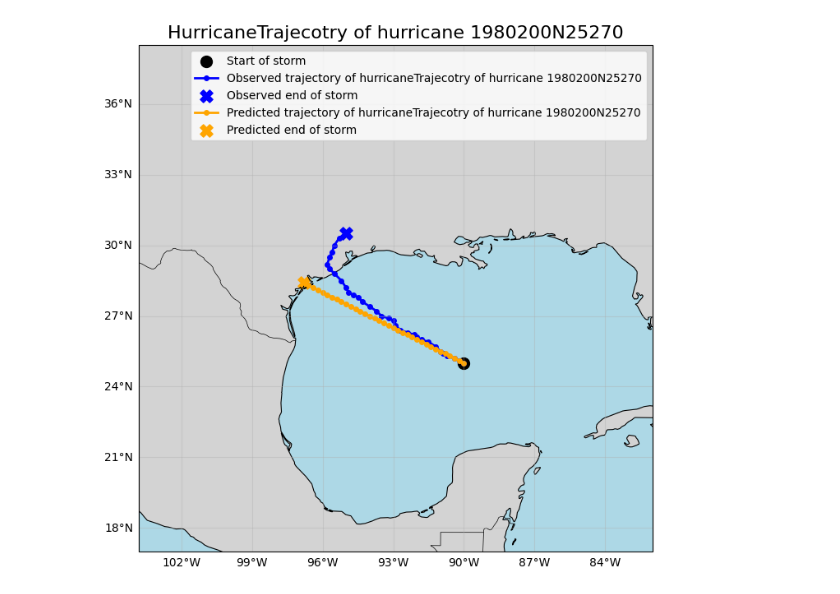
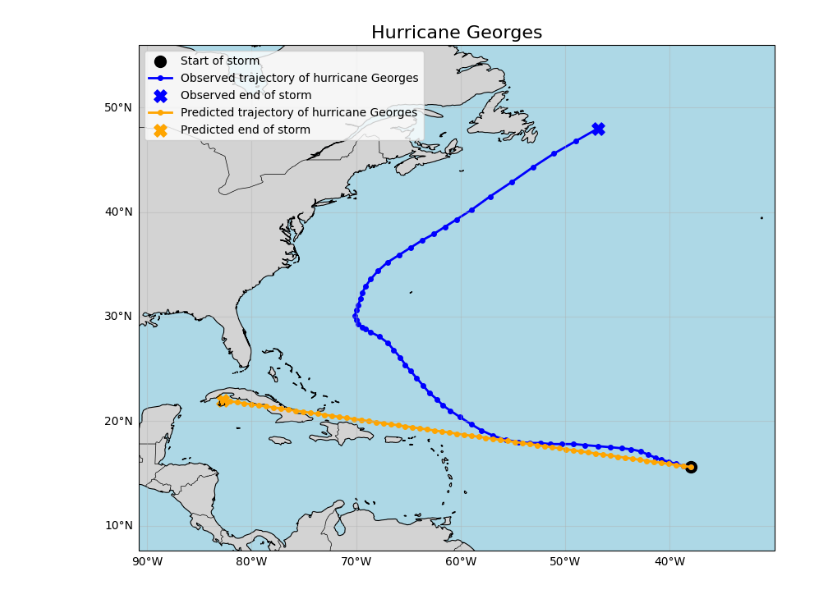
Before and after one commit to tomneisel/hurricane-trajectory, a Jupyter notebook: notebooks/trajectory_prediction.ipynb, the cells around one changed output. Saved outputs shown, nothing was run; the diff lists cells and outputs as text; code cells hidden in the pictures.

Commit message:
changed plot_hurricane function

```diff
--- a/notebooks/trajectory_prediction.ipynb
+++ b/notebooks/trajectory_prediction.ipynb
@@ -75,27 +91,27 @@ test_df = hurricane_df.iloc[test_idx]
 # %%
 def predict_storm_linear(df_initial: pd.DataFrame, n_predictions: int):
 
     last_lon, last_lat = df_initial.iloc[-1]["LON"], df_initial.iloc[-1]["LAT"]
     last_delta_lon, last_delta_lat = df_initial.iloc[-1]["DELTA_LON"], df_initial.iloc[-1]["DELTA_LAT"]
 
     for i in range(1, n_predictions + 1):
 
         lon_prediction = last_lon + i * last_delta_lon
         lat_prediction = last_lat + i * last_delta_lat
 
         movement_prediction = pd.DataFrame({
             "LON": [lon_prediction],
             "LAT": [lat_prediction]
         })
 
         df_initial = pd.concat([df_initial, movement_prediction], ignore_index=True)
 
     return df_initial
 
-first_hurricane = test_df[test_df["SID"] == test_df.iloc[0]["SID"]]
+first_hurricane = test_df[test_df["SID"] == test_df.iloc[50]["SID"]]
 
 first_hurricane_prediction = predict_storm_linear(first_hurricane.iloc[0:2], len(first_hurricane))
 
-plot_hurricane(first_hurricane, first_hurricane_prediction, first_hurricane.iloc[0]["SID"])
+plot_hurricane(first_hurricane, first_hurricane_prediction)
 # %% [output]
-[figure, old version]
+[figure, new version]
```
Also changed, not shown: parts of 1 cell of this notebook, 2 other files.
